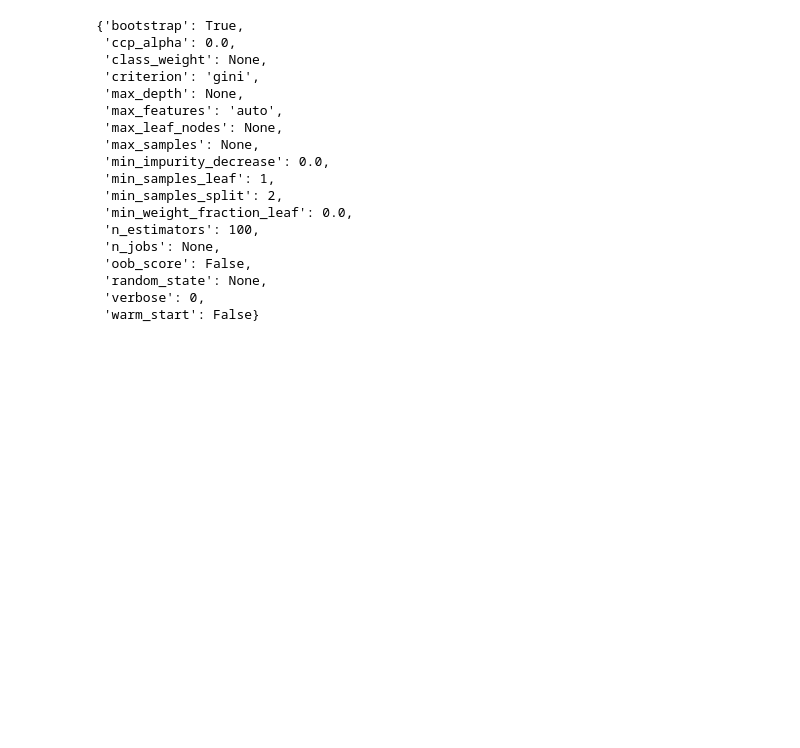
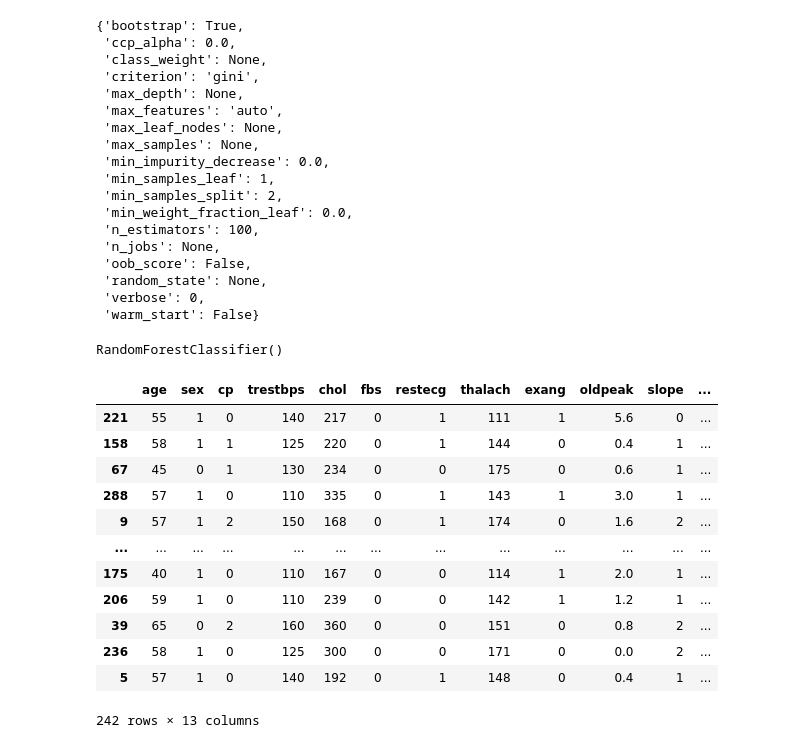
Before and after one commit to thanhlam2110/complete_machine_learning_data_science_bootcamp_2022, a Jupyter notebook: sample_project_1/introduction-to-scikit-learn.ipynb, the cells around one changed output. Cells and saved outputs as stored; diff of their text form; code cells hidden in the pictures; blank space fills up the shorter version.

```diff
--- a/sample_project_1/introduction-to-scikit-learn.ipynb
+++ b/sample_project_1/introduction-to-scikit-learn.ipynb
@@ -94,0 +99,22 @@ clf.get_params()
+# %%
+X_train, X_test, y_train, y_test = train_test_split(X,y,test_size=0.2) #test_size = 0.2 nghĩa là 80% data used for training
+# %%
+clf.fit(X_train,y_train)
+# %% [output]
+RandomForestClassifier()
+# %%
+X_train
+# %% [output]
+|  | age | sex | cp | trestbps | chol | fbs | restecg | thalach | exang | oldpeak | slope | ... |
+| 221 | 55 | 1 | 0 | 140 | 217 | 0 | 1 | 111 | 1 | 5.6 | 0 | ... |
+| 158 | 58 | 1 | 1 | 125 | 220 | 0 | 1 | 144 | 0 | 0.4 | 1 | ... |
+| 67 | 45 | 0 | 1 | 130 | 234 | 0 | 0 | 175 | 0 | 0.6 | 1 | ... |
+| 288 | 57 | 1 | 0 | 110 | 335 | 0 | 1 | 143 | 1 | 3.0 | 1 | ... |
+| 9 | 57 | 1 | 2 | 150 | 168 | 0 | 1 | 174 | 0 | 1.6 | 2 | ... |
+| ... | ... | ... | ... | ... | ... | ... | ... | ... | ... | ... | ... | ... |
+| 175 | 40 | 1 | 0 | 110 | 167 | 0 | 0 | 114 | 1 | 2.0 | 1 | ... |
+| 206 | 59 | 1 | 0 | 110 | 239 | 0 | 0 | 142 | 1 | 1.2 | 1 | ... |
+| 39 | 65 | 0 | 2 | 160 | 360 | 0 | 0 | 151 | 0 | 0.8 | 2 | ... |
+| 236 | 58 | 1 | 0 | 125 | 300 | 0 | 0 | 171 | 0 | 0.0 | 2 | ... |
+| 5 | 57 | 1 | 0 | 140 | 192 | 0 | 1 | 148 | 0 | 0.4 | 1 | ... |
+242 rows × 13 columns
```
Also changed, not shown: parts of 17 cells of this notebook, 1 other file.
